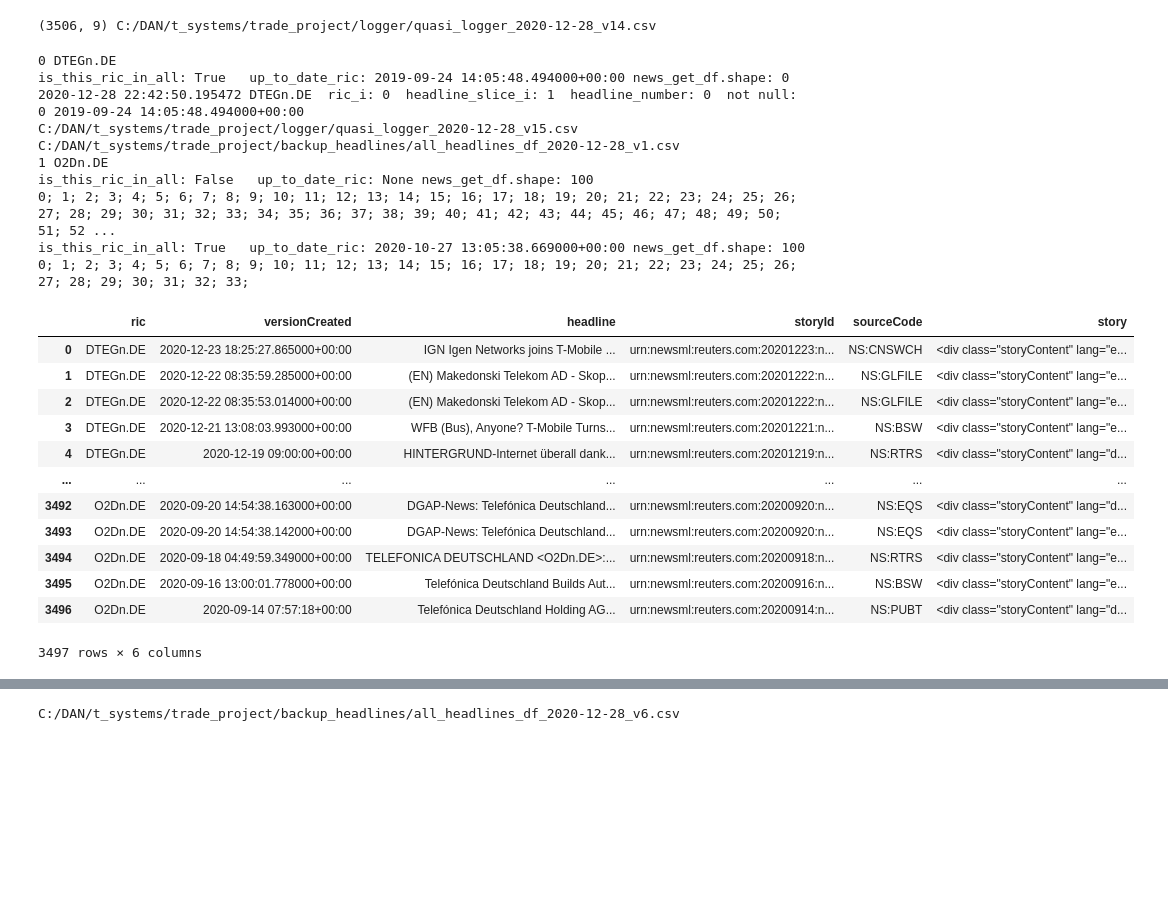
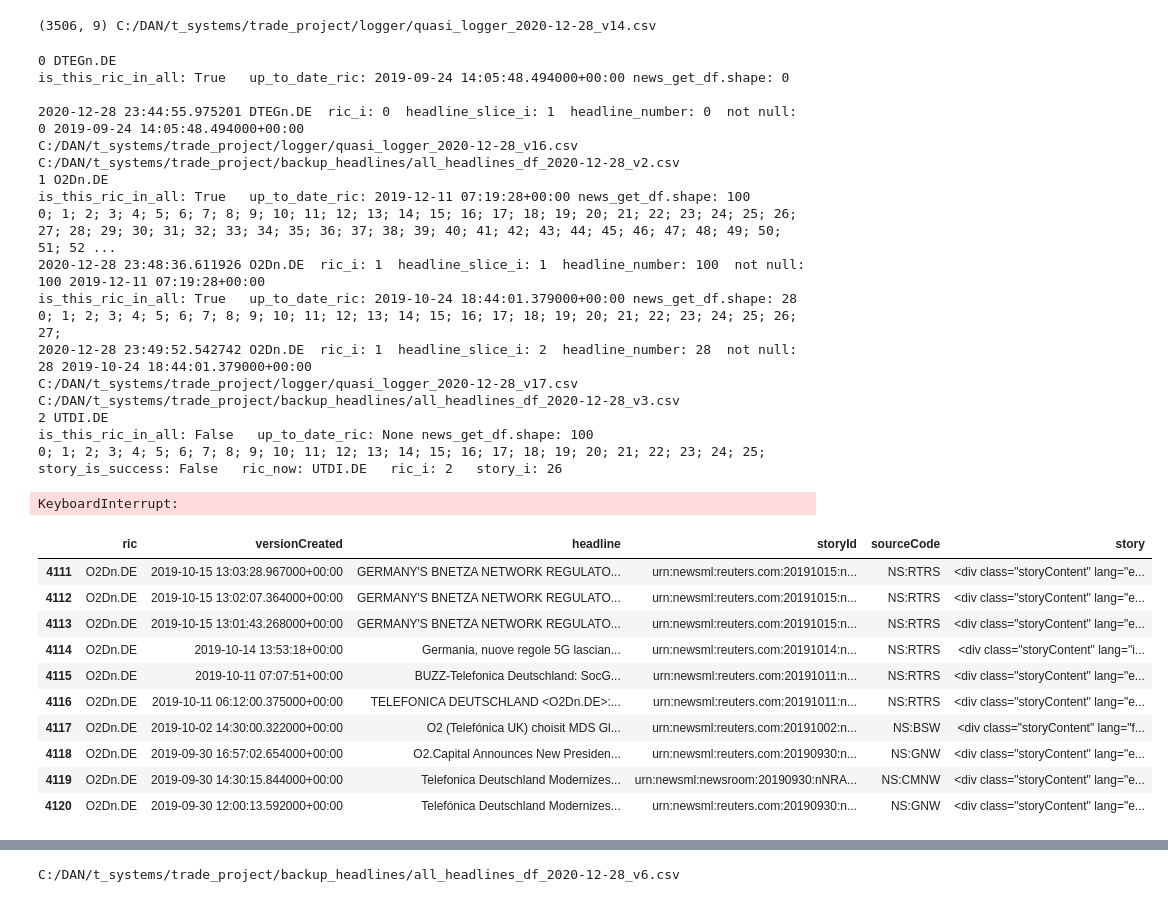
Before and after one commit to dany-kuznetsov/trade_get_news_true_way, a Jupyter notebook: trade_news_collector.ipynb, the cells around one changed output, grey strips where cells are left out. Saved outputs shown, nothing was run; the diff lists cells and outputs as text; code cells hidden in the pictures; blank space fills up the shorter version.

Commit message:
changed some prints and small issues

```diff
--- a/trade_news_collector.ipynb
+++ b/trade_news_collector.ipynb
@@ -176,6 +176,7 @@ for ric_i in range(0, len(rics_to_loop_df)): # range(0, len(rics_to_loop_df))
     while not last_headlines_request:
         # Проверим, содержит ли all_headlines_df наш текущий ric
         is_this_ric_in_all = ric_now in list(all_headlines_df['ric'])
+        print()
         print('is_this_ric_in_all:', is_this_ric_in_all, end=' ')
         if is_this_ric_in_all:
             # Если в нашем датасете присутствует этот ric,
@@ -221,10 +222,10 @@ for ric_i in range(0, len(rics_to_loop_df)): # range(0, len(rics_to_loop_df))
                 # Выведем story с ошибкой
                 print()
                 print(
-                    'story_is_success:', story_is_success,
+                    'STORY IS OK:', story_is_success,
                     '  ric_now:', ric_now,
                     '  ric_i:', ric_i,
-                    '  story_i:', story_i,
+                    '  story_i:', story_i
                     )
                 time.sleep(5)
 
@@ -253,6 +254,7 @@ for ric_i in range(0, len(rics_to_loop_df)): # range(0, len(rics_to_loop_df))
         # На данный момент news_get_df состоит из заголовков и текстов к ним.
         # Добавим их к большому df со всеми статьями.
         all_headlines_df = all_headlines_df.append(news_get_df, ignore_index = True)
+        print()
         print(str(datetime.today()), ric_now,
               ' ric_i:', ric_i,
               ' headline_slice_i:', headlines_slice_i,
@@ -289,27 +291,35 @@ for ric_i in range(0, len(rics_to_loop_df)): # range(0, len(rics_to_loop_df))
 # %% [output]
 0 DTEGn.DE
 is_this_ric_in_all: True   up_to_date_ric: 2019-09-24 14:05:48.494000+00:00 news_get_df.shape: 0
-2020-12-28 22:42:50.195472 DTEGn.DE  ric_i: 0  headline_slice_i: 1  headline_number: 0  not null: 0 2019-09-24 14:05:48.494000+00:00
-C:/DAN/t_systems/trade_project/logger/quasi_logger_2020-12-28_v15.csv
-C:/DAN/t_systems/trade_project/backup_headlines/all_headlines_df_2020-12-28_v1.csv
+
+2020-12-28 23:44:55.975201 DTEGn.DE  ric_i: 0  headline_slice_i: 1  headline_number: 0  not null: 0 2019-09-24 14:05:48.494000+00:00
+C:/DAN/t_systems/trade_project/logger/quasi_logger_2020-12-28_v16.csv
+C:/DAN/t_systems/trade_project/backup_headlines/all_headlines_df_2020-12-28_v2.csv
 1 O2Dn.DE
+is_this_ric_in_all: True   up_to_date_ric: 2019-12-11 07:19:28+00:00 news_get_df.shape: 100
+0; 1; 2; 3; 4; 5; 6; 7; 8; 9; 10; 11; 12; 13; 14; 15; 16; 17; 18; 19; 20; 21; 22; 23; 24; 25; 26; 27; 28; 29; 30; 31; 32; 33; 34; 35; 36; 37; 38; 39; 40; 41; 42; 43; 44; 45; 46; 47; 48; 49; 50; 51; 52 ...
+2020-12-28 23:48:36.611926 O2Dn.DE  ric_i: 1  headline_slice_i: 1  headline_number: 100  not null: 100 2019-12-11 07:19:28+00:00
+is_this_ric_in_all: True   up_to_date_ric: 2019-10-24 18:44:01.379000+00:00 news_get_df.shape: 28
+0; 1; 2; 3; 4; 5; 6; 7; 8; 9; 10; 11; 12; 13; 14; 15; 16; 17; 18; 19; 20; 21; 22; 23; 24; 25; 26; 27;
+2020-12-28 23:49:52.542742 O2Dn.DE  ric_i: 1  headline_slice_i: 2  headline_number: 28  not null: 28 2019-10-24 18:44:01.379000+00:00
+C:/DAN/t_systems/trade_project/logger/quasi_logger_2020-12-28_v17.csv
+C:/DAN/t_systems/trade_project/backup_headlines/all_headlines_df_2020-12-28_v3.csv
+2 UTDI.DE
 is_this_ric_in_all: False   up_to_date_ric: None news_get_df.shape: 100
-0; 1; 2; 3; 4; 5; 6; 7; 8; 9; 10; 11; 12; 13; 14; 15; 16; 17; 18; 19; 20; 21; 22; 23; 24; 25; 26; 27; 28; 29; 30; 31; 32; 33; 34; 35; 36; 37; 38; 39; 40; 41; 42; 43; 44; 45; 46; 47; 48; 49; 50; 51; 52 ...
-is_this_ric_in_all: True   up_to_date_ric: 2020-10-27 13:05:38.669000+00:00 news_get_df.shape: 100
-0; 1; 2; 3; 4; 5; 6; 7; 8; 9; 10; 11; 12; 13; 14; 15; 16; 17; 18; 19; 20; 21; 22; 23; 24; 25; 26; 27; 28; 29; 30; 31; 32; 33;
+0; 1; 2; 3; 4; 5; 6; 7; 8; 9; 10; 11; 12; 13; 14; 15; 16; 17; 18; 19; 20; 21; 22; 23; 24; 25;
+story_is_success: False   ric_now: UTDI.DE   ric_i: 2   story_i: 26
+KeyboardInterrupt:
 # %%
-all_headlines_df
+all_headlines_df.tail(10)
 # %% [output]
 |  | ric | versionCreated | headline | storyId | sourceCode | story |
-| 0 | DTEGn.DE | 2020-12-23 18:25:27.865000+00:00 | IGN Igen Networks joins T-Mobile ... | urn:newsml:reuters.com:20201223:n... | NS:CNSWCH | <div class="storyContent" lang="e... |
-| 1 | DTEGn.DE | 2020-12-22 08:35:59.285000+00:00 | (EN) Makedonski Telekom AD - Skop... | urn:newsml:reuters.com:20201222:n... | NS:GLFILE | <div class="storyContent" lang="e... |
-| 2 | DTEGn.DE | 2020-12-22 08:35:53.014000+00:00 | (EN) Makedonski Telekom AD - Skop... | urn:newsml:reuters.com:20201222:n... | NS:GLFILE | <div class="storyContent" lang="e... |
-| 3 | DTEGn.DE | 2020-12-21 13:08:03.993000+00:00 | WFB (Bus), Anyone? T-Mobile Turns... | urn:newsml:reuters.com:20201221:n... | NS:BSW | <div class="storyContent" lang="e... |
-| 4 | DTEGn.DE | 2020-12-19 09:00:00+00:00 | HINTERGRUND-Internet überall dank... | urn:newsml:reuters.com:20201219:n... | NS:RTRS | <div class="storyContent" lang="d... |
-| ... | ... | ... | ... | ... | ... | ... |
-| 3492 | O2Dn.DE | 2020-09-20 14:54:38.163000+00:00 | DGAP-News: Telefónica Deutschland... | urn:newsml:reuters.com:20200920:n... | NS:EQS | <div class="storyContent" lang="d... |
-| 3493 | O2Dn.DE | 2020-09-20 14:54:38.142000+00:00 | DGAP-News: Telefónica Deutschland... | urn:newsml:reuters.com:20200920:n... | NS:EQS | <div class="storyContent" lang="e... |
-| 3494 | O2Dn.DE | 2020-09-18 04:49:59.349000+00:00 | TELEFONICA DEUTSCHLAND <O2Dn.DE>:... | urn:newsml:reuters.com:20200918:n... | NS:RTRS | <div class="storyContent" lang="e... |
-| 3495 | O2Dn.DE | 2020-09-16 13:00:01.778000+00:00 | Telefónica Deutschland Builds Aut... | urn:newsml:reuters.com:20200916:n... | NS:BSW | <div class="storyContent" lang="e... |
-| 3496 | O2Dn.DE | 2020-09-14 07:57:18+00:00 | Telefónica Deutschland Holding AG... | urn:newsml:reuters.com:20200914:n... | NS:PUBT | <div class="storyContent" lang="d... |
+| 4111 | O2Dn.DE | 2019-10-15 13:03:28.967000+00:00 | GERMANY'S BNETZA NETWORK REGULATO... | urn:newsml:reuters.com:20191015:n... | NS:RTRS | <div class="storyContent" lang="e... |
+| 4112 | O2Dn.DE | 2019-10-15 13:02:07.364000+00:00 | GERMANY'S BNETZA NETWORK REGULATO... | urn:newsml:reuters.com:20191015:n... | NS:RTRS | <div class="storyContent" lang="e... |
+| 4113 | O2Dn.DE | 2019-10-15 13:01:43.268000+00:00 | GERMANY'S BNETZA NETWORK REGULATO... | urn:newsml:reuters.com:20191015:n... | NS:RTRS | <div class="storyContent" lang="e... |
+| 4114 | O2Dn.DE | 2019-10-14 13:53:18+00:00 | Germania, nuove regole 5G lascian... | urn:newsml:reuters.com:20191014:n... | NS:RTRS | <div class="storyContent" lang="i... |
+| 4115 | O2Dn.DE | 2019-10-11 07:07:51+00:00 | BUZZ-Telefonica Deutschland: SocG... | urn:newsml:reuters.com:20191011:n... | NS:RTRS | <div class="storyContent" lang="e... |
+| 4116 | O2Dn.DE | 2019-10-11 06:12:00.375000+00:00 | TELEFONICA DEUTSCHLAND <O2Dn.DE>:... | urn:newsml:reuters.com:20191011:n... | NS:RTRS | <div class="storyContent" lang="e... |
+| 4117 | O2Dn.DE | 2019-10-02 14:30:00.322000+00:00 | O2 (Telefónica UK) choisit MDS Gl... | urn:newsml:reuters.com:20191002:n... | NS:BSW | <div class="storyContent" lang="f... |
+| 4118 | O2Dn.DE | 2019-09-30 16:57:02.654000+00:00 | O2.Capital Announces New Presiden... | urn:newsml:reuters.com:20190930:n... | NS:GNW | <div class="storyContent" lang="e... |
+| 4119 | O2Dn.DE | 2019-09-30 14:30:15.844000+00:00 | Telefonica Deutschland Modernizes... | urn:newsml:newsroom:20190930:nNRA... | NS:CMNW | <div class="storyContent" lang="e... |
+| 4120 | O2Dn.DE | 2019-09-30 12:00:13.592000+00:00 | Telefónica Deutschland Modernizes... | urn:newsml:reuters.com:20190930:n... | NS:GNW | <div class="storyContent" lang="e... |
-3497 rows × 6 columns
```
Also changed, not shown: parts of 1 cell of this notebook.
